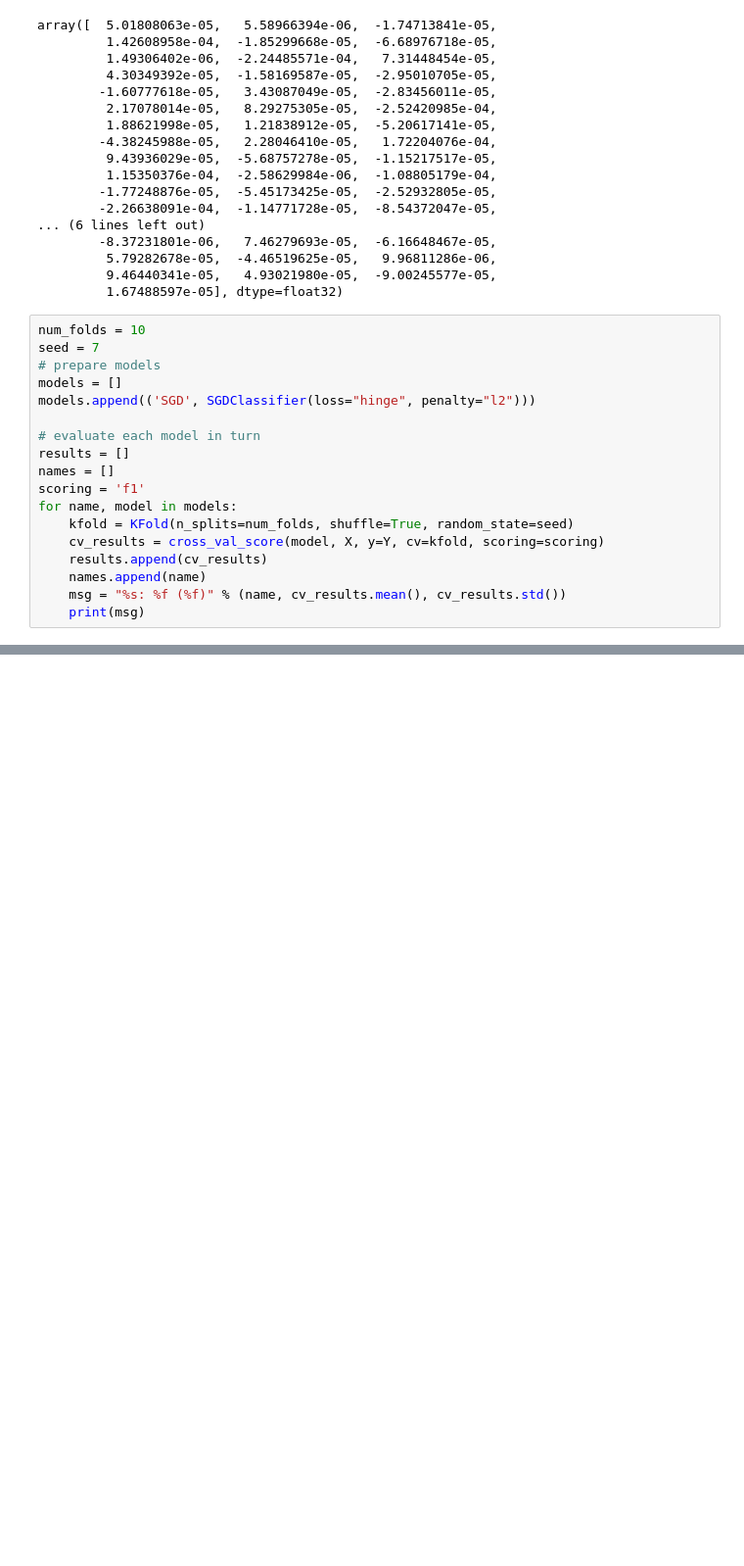
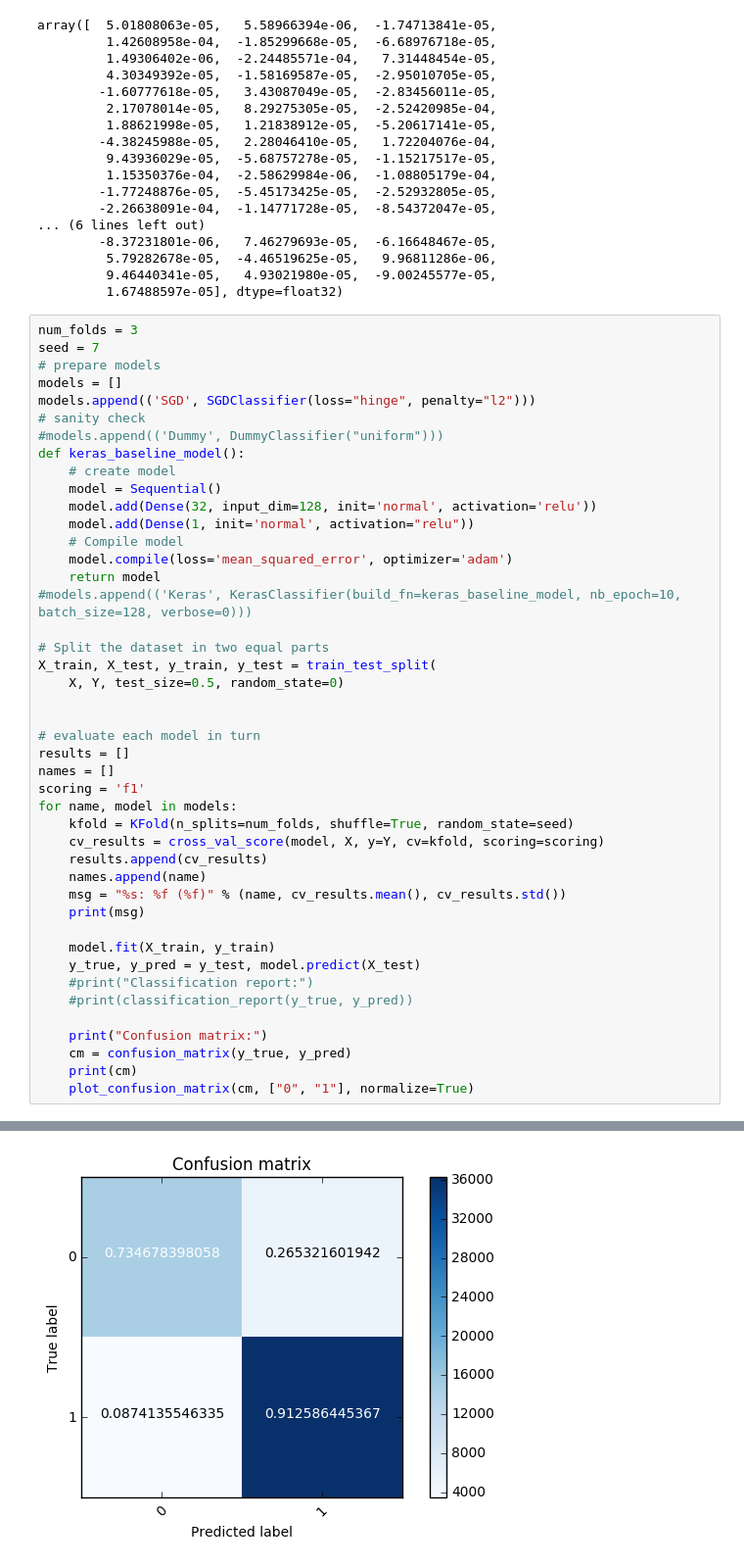
Before and after one commit to zanderdk/P7, a Jupyter notebook: scripts/test_node2vec_model.ipynb, the cells around one changed output, grey strips where cells are left out. Shown at 98% size. Cells and saved outputs as stored; diff of their text form; blank space fills up the shorter version.

```diff
--- a/scripts/test_node2vec_model.ipynb
+++ b/scripts/test_node2vec_model.ipynb
@@ -85,11 +109,27 @@ array([  5.01808063e-05,   5.58966394e-06,  -1.74713841e-05,
          9.46440341e-05,   4.93021980e-05,  -9.00245577e-05,
          1.67488597e-05], dtype=float32)
 # %%
-num_folds = 10
+num_folds = 3
 seed = 7
 # prepare models
 models = []
 models.append(('SGD', SGDClassifier(loss="hinge", penalty="l2")))
+# sanity check
+#models.append(('Dummy', DummyClassifier("uniform")))
+def keras_baseline_model():
+    # create model
+    model = Sequential()
+    model.add(Dense(32, input_dim=128, init='normal', activation='relu'))
+    model.add(Dense(1, init='normal', activation="relu"))
+    # Compile model
+    model.compile(loss='mean_squared_error', optimizer='adam')
+    return model
+#models.append(('Keras', KerasClassifier(build_fn=keras_baseline_model, nb_epoch=10, batch_size=128, verbose=0)))
+
+# Split the dataset in two equal parts
+X_train, X_test, y_train, y_test = train_test_split(
+    X, Y, test_size=0.5, random_state=0)
+
 
 # evaluate each model in turn
 results = []
@@ -102,4 +142,14 @@ for name, model in models:
     names.append(name)
     msg = "%s: %f (%f)" % (name, cv_results.mean(), cv_results.std())
     print(msg)
+
+    model.fit(X_train, y_train)
+    y_true, y_pred = y_test, model.predict(X_test)
+    #print("Classification report:")
+    #print(classification_report(y_true, y_pred))
+
+    print("Confusion matrix:")
+    cm = confusion_matrix(y_true, y_pred)
+    print(cm)
+    plot_confusion_matrix(cm, ["0", "1"], normalize=True)
 # %% [output]
@@ -106,0 +163 @@ SGD: 0.713646 (0.001293)
+[figure, added]
```
Also changed, not shown: parts of 4 cells of this notebook, 1 other file.
